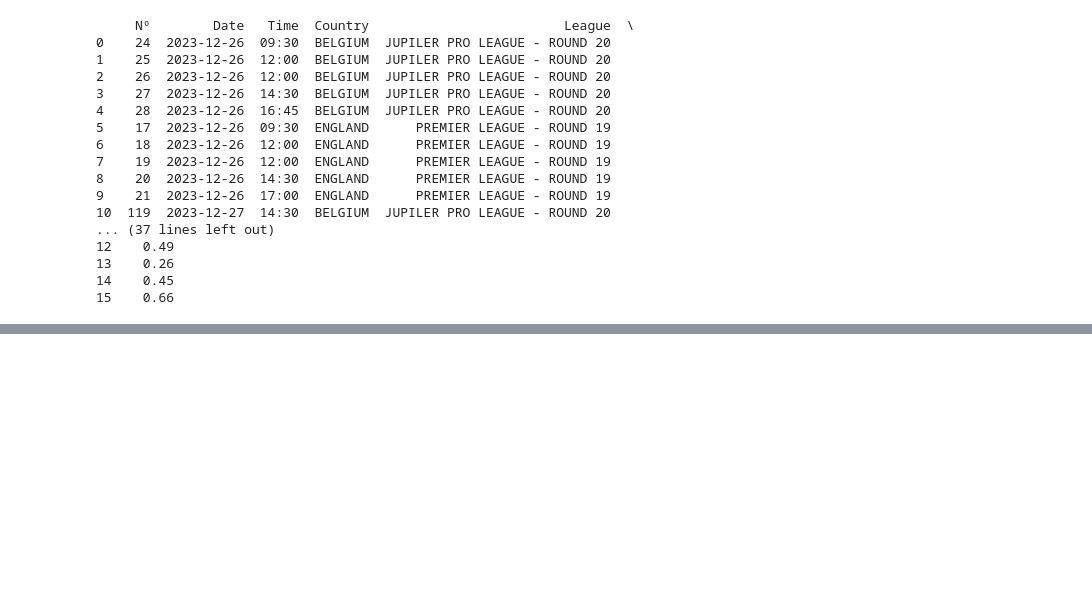
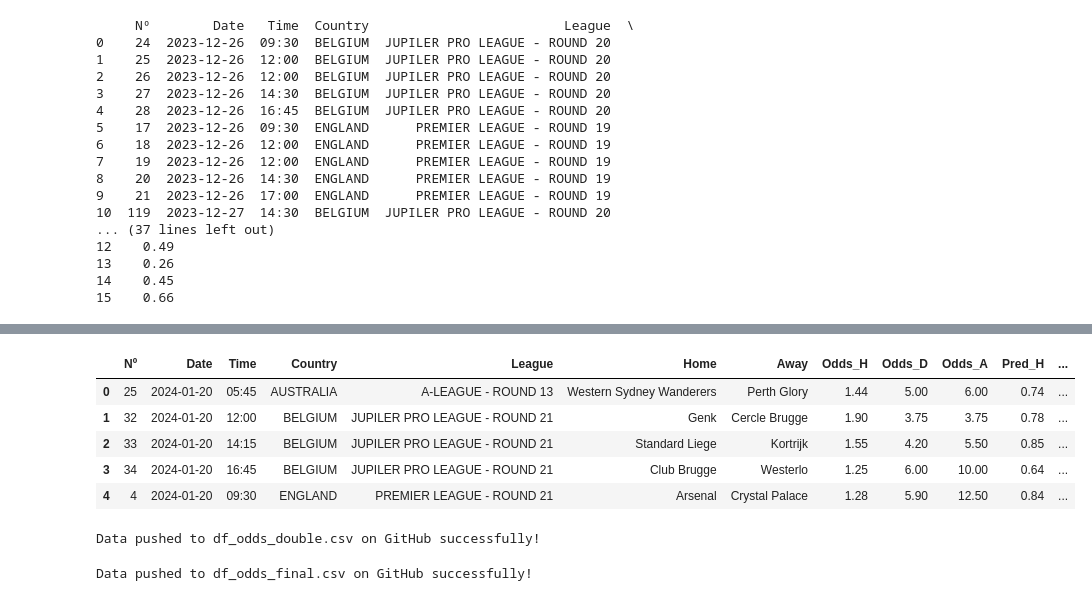
Before and after one commit to alanhassan/soccerprediction, a Jupyter notebook: ML - Integrando novos campeonatos.ipynb, the cells around one changed output, grey strips where cells are left out. Saved outputs shown, nothing was run; the diff lists cells and outputs as text; code cells hidden in the pictures; blank space fills up the shorter version.

```diff
--- a/ML - Integrando novos campeonatos.ipynb
+++ b/ML - Integrando novos campeonatos.ipynb
@@ -1710,0 +2148,9 @@ print(df_odds)
+# %%
+df_odds.head()
+# %% [output]
+|  | Nº | Date | Time | Country | League | Home | Away | Odds_H | Odds_D | Odds_A | Pred_H | ... |
+| 0 | 25 | 2024-01-20 | 05:45 | AUSTRALIA | A-LEAGUE - ROUND 13 | Western Sydney Wanderers | Perth Glory | 1.44 | 5.00 | 6.00 | 0.74 | ... |
+| 1 | 32 | 2024-01-20 | 12:00 | BELGIUM | JUPILER PRO LEAGUE - ROUND 21 | Genk | Cercle Brugge | 1.90 | 3.75 | 3.75 | 0.78 | ... |
+| 2 | 33 | 2024-01-20 | 14:15 | BELGIUM | JUPILER PRO LEAGUE - ROUND 21 | Standard Liege | Kortrijk | 1.55 | 4.20 | 5.50 | 0.85 | ... |
+| 3 | 34 | 2024-01-20 | 16:45 | BELGIUM | JUPILER PRO LEAGUE - ROUND 21 | Club Brugge | Westerlo | 1.25 | 6.00 | 10.00 | 0.64 | ... |
+| 4 | 4 | 2024-01-20 | 09:30 | ENGLAND | PREMIER LEAGUE - ROUND 21 | Arsenal | Crystal Palace | 1.28 | 5.90 | 12.50 | 0.84 | ... |
@@ -1710,0 +2557,4 @@ print(df_odds)
+# %%
+push_dataframe_to_github(df_odds_double, 'df_odds_double.csv', repository)
+# %% [output]
+Data pushed to df_odds_double.csv on GitHub successfully!
@@ -1710,0 +2570,4 @@ print(df_odds)
+# %%
+push_dataframe_to_github(df_odds_final, 'df_odds_final.csv', repository)
+# %% [output]
+Data pushed to df_odds_final.csv on GitHub successfully!
```
Also changed, not shown: parts of 12 cells of this notebook, 2 other files.
